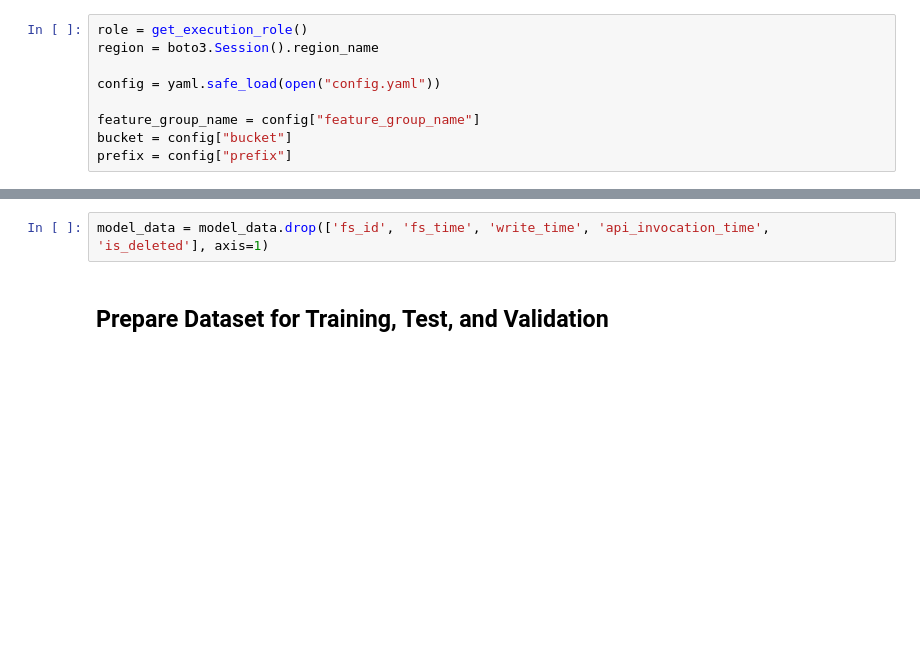
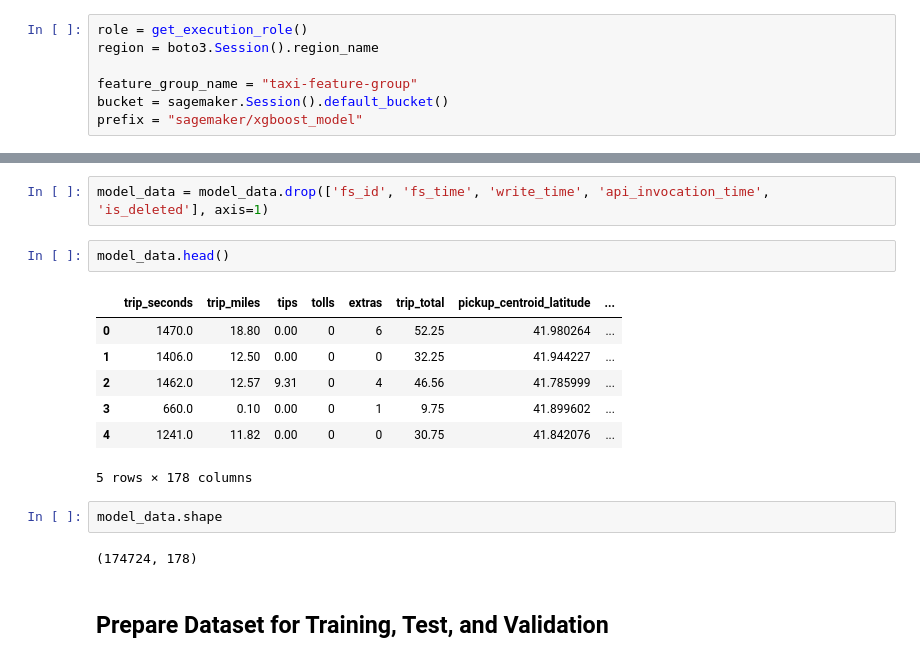
Before and after one commit to nugrahacode/taxi-chicago-sagemaker, a Jupyter notebook: 2_training.ipynb, the cells around one changed output, grey strips where cells are left out. Saved outputs shown, nothing was run; the diff lists cells and outputs as text; blank space fills up the shorter version.

```diff
--- a/2_training.ipynb
+++ b/2_training.ipynb
@@ -26,8 +26,6 @@ import zipfile     # Amazon SageMaker's Python SDK provides many helper function
 role = get_execution_role()
 region = boto3.Session().region_name
 
-config = yaml.safe_load(open("config.yaml"))
-
-feature_group_name = config["feature_group_name"]
-bucket = config["bucket"]
-prefix = config["prefix"]
+feature_group_name = "taxi-feature-group"
+bucket = sagemaker.Session().default_bucket()
+prefix = "sagemaker/xgboost_model"
@@ -66,6 +64,20 @@ fs_query.wait()
 model_data = fs_query.as_dataframe()
 # %%
 model_data = model_data.drop(['fs_id', 'fs_time', 'write_time', 'api_invocation_time', 'is_deleted'], axis=1)
+# %%
+model_data.head()
+# %% [output]
+|  | trip_seconds | trip_miles | tips | tolls | extras | trip_total | pickup_centroid_latitude | ... |
+| 0 | 1470.0 | 18.80 | 0.00 | 0 | 6 | 52.25 | 41.980264 | ... |
+| 1 | 1406.0 | 12.50 | 0.00 | 0 | 0 | 32.25 | 41.944227 | ... |
+| 2 | 1462.0 | 12.57 | 9.31 | 0 | 4 | 46.56 | 41.785999 | ... |
+| 3 | 660.0 | 0.10 | 0.00 | 0 | 1 | 9.75 | 41.899602 | ... |
+| 4 | 1241.0 | 11.82 | 0.00 | 0 | 0 | 30.75 | 41.842076 | ... |
+5 rows × 178 columns
+# %%
+model_data.shape
+# %% [output]
+(174724, 178)
 # %% [markdown]
 ## Prepare Dataset for Training, Test, and Validation
 # %%
```
Also changed, not shown: parts of 10 cells of this notebook.
